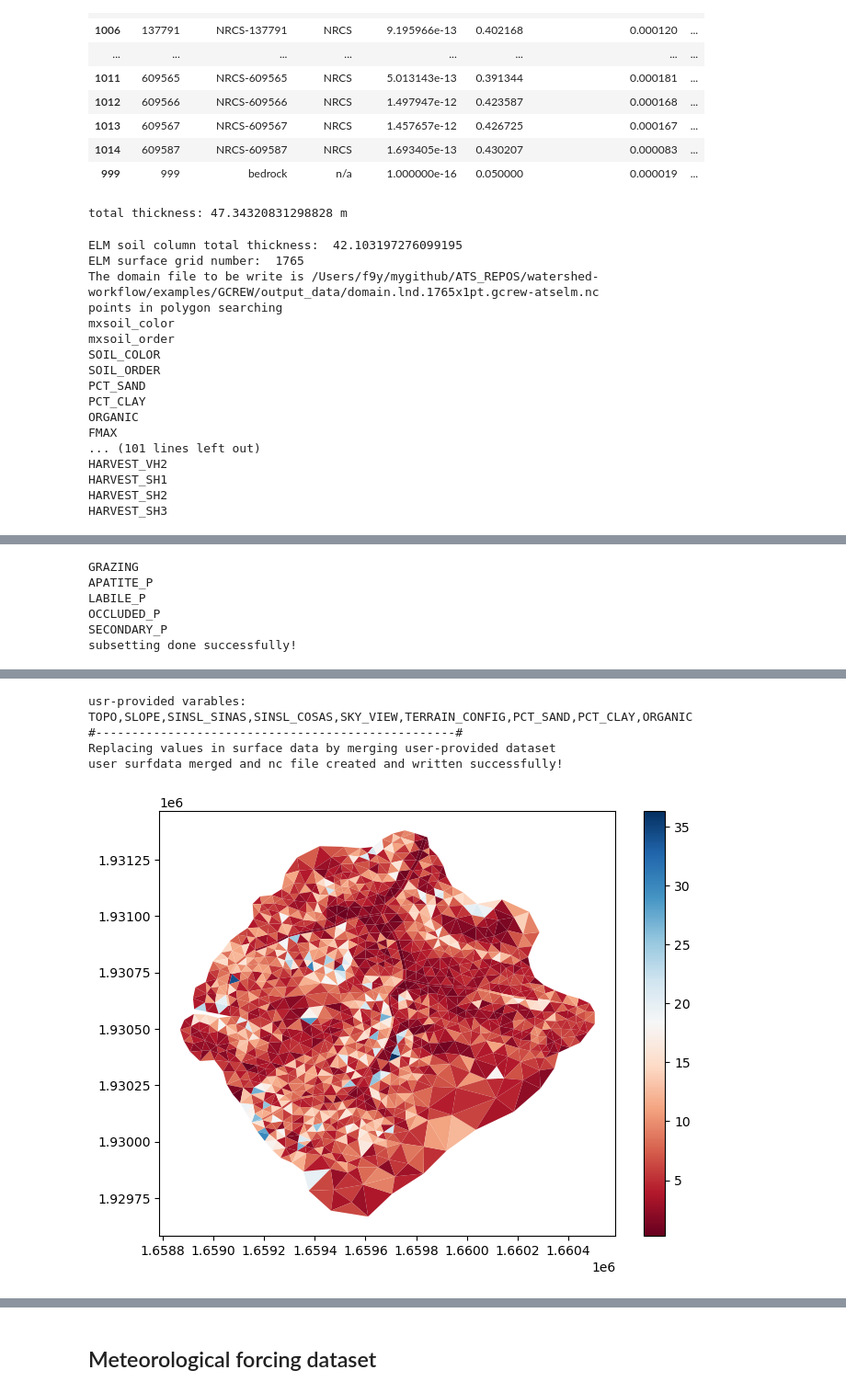
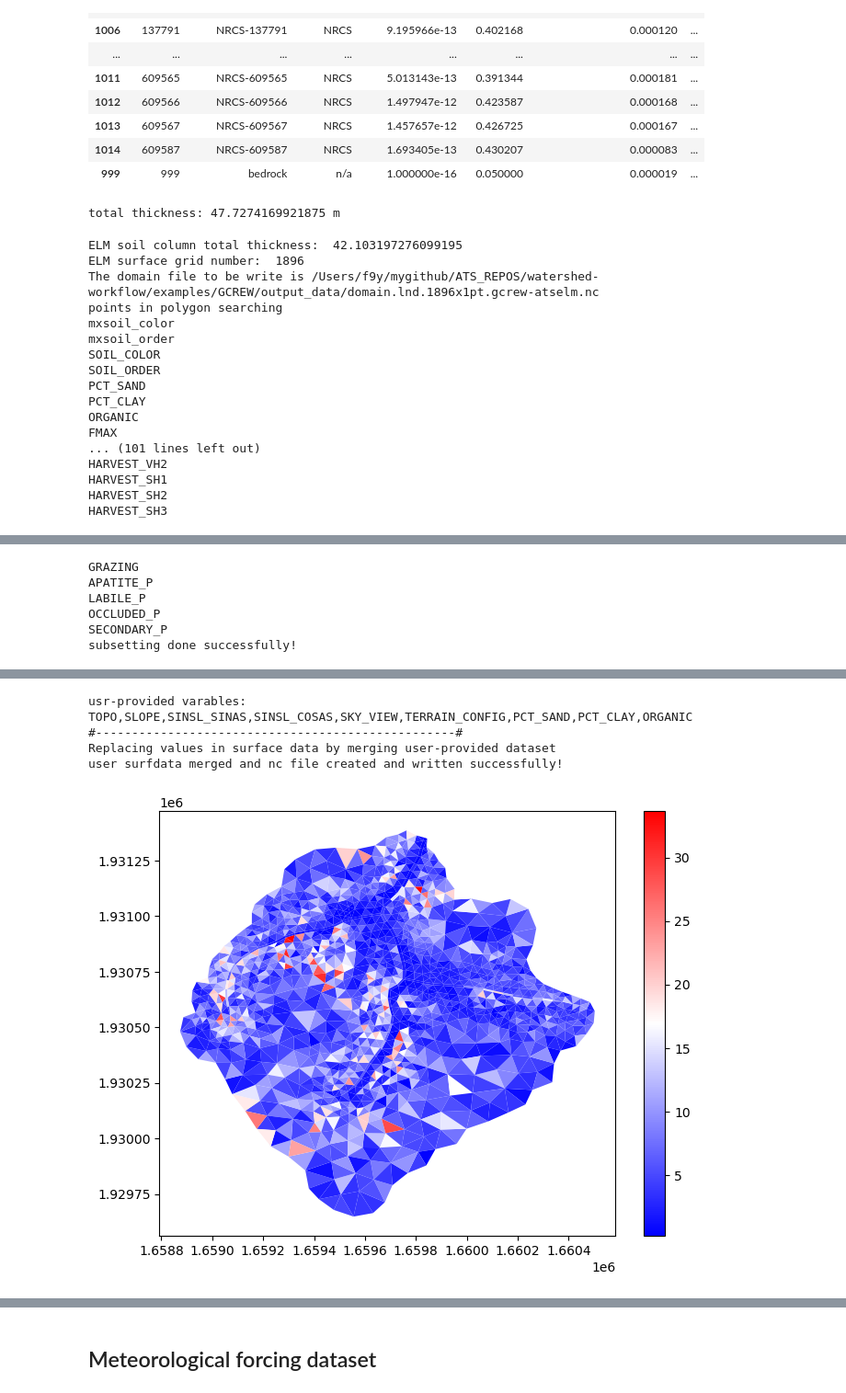
Before and after one commit to fmyuan/watershed-workflow, a Jupyter notebook: examples/GCREW/gcrew_atselm.ipynb, the cells around one changed output, grey strips where cells are left out. Shown at 92% size. Drawn from its saved outputs; the diff is of its cells as text; code cells hidden in the pictures.

Commit message:
GCREW updating - removal reach 0, which caused no domain outlet issue.

```diff
--- a/examples/GCREW/gcrew_atselm.ipynb
+++ b/examples/GCREW/gcrew_atselm.ipynb
@@ -184,19 +184,19 @@ mycase_shapefile = os.path.join('input_data', 'gcrew_basin31.shp')
 
 # Geometric parameters
 # -- parameters to clean and reduce the river network prior to meshing
-simplify = 60                   # length scale to target average edge
+simplify = 10                   # length scale to target average edge
 ignore_small_rivers = 2         # remove rivers with fewer than this number of reaches -- important for NHDPlus HR
 prune_by_area_fraction = 0.01   # prune any reaches whose contributing area is less than this fraction of the domain
 
 # -- mesh triangle refinement control
-refine_d0 = 200
-refine_d1 = 600
+refine_d0 = 100
+refine_d1 = 300
 
 #refine_L0 = 75
 #refine_L1 = 200
 
-refine_L0 = 50
-refine_L1 = 200
+refine_L0 = 40
+refine_L1 = 100
 
 refine_A0 = refine_L0**2 / 2
 refine_A1 = refine_L1**2 / 2
@@ -305,0 +297,8 @@ watershed_orig, rivers_orig = watershed, rivers
+# %%
+# download/collect the river network within that shape's bounds
+reaches = sources['hydrography'].getShapesByGeometry(watershed.exterior, crs, out_crs=crs)
+# reach 0 is cross a road, which out of bounds. Drop it manually
+reaches=reaches.drop(0)
+rivers = watershed_workflow.river_tree.createRivers(reaches, method='hydroseq')
+
+watershed_orig, rivers_orig = watershed, rivers
@@ -416,12 +427,12 @@ m2, areas, dists = watershed_workflow.tessalateRiverAligned(watershed, rivers,
 m2 = m2.partition(256, True)
 # %%
 # get a raster for the elevation map, based on 3DEP
-# dem = sources['DEM'].getDataset(watershed.exterior.buffer(50), watershed.crs)['dem']
+#dem = sources['DEM'].getDataset(watershed.exterior.buffer(50), watershed.crs)['dem']
 
 # locally available raster DEM
 dem_raster = os.path.join(data_dir,'topography','ned19_n39x00_w076x75_md_dnr_lidar2004_gcrew.tif')
 sources['DEM'] = watershed_workflow.sources.ManagerRaster(dem_raster)
-dem = sources['DEM'].getDataset(watershed.exterior.buffer(10), watershed.crs)['band_1']
+dem = sources['DEM'].getDataset(watershed.exterior.buffer(50), watershed.crs)['band_1']
 m2.cell_data['DEM'] = watershed_workflow.getDatasetOnMesh(m2, dem, method='linear')
 
 # provide surface mesh elevations
@@ -1059,7 +1071,7 @@ if not ELM_SOILCOLUMN:
     print(dzs_geo)
     print(sum(dzs_geo))
 # %% [output]
-total thickness: 47.34320831298828 m
+total thickness: 47.7274169921875 m
 # %%
 
 if ELM_SOILCOLUMN:
@@ -1296,14 +1308,14 @@ if ELM_SOILCOLUMN:
         m2.cell_data[elmvar] = surf_from_atsm2[elmvar]
 
         # simply plotting
-        elmvar_gons = m2.plot(facecolors=m2.cell_data[elmvar], cmap='RdBu', edgecolors=None)
+        elmvar_gons = m2.plot(facecolors=m2.cell_data[elmvar], cmap='bwr', edgecolors=None)
         plt.show()
 
     #
 # %% [output]
 ELM soil column total thickness:  42.103197276099195
-ELM surface grid number:  1765
-The domain file to be write is /Users/f9y/mygithub/ATS_REPOS/watershed-workflow/examples/GCREW/output_data/domain.lnd.1765x1pt.gcrew-atselm.nc
+ELM surface grid number:  1896
+The domain file to be write is /Users/f9y/mygithub/ATS_REPOS/watershed-workflow/examples/GCREW/output_data/domain.lnd.1896x1pt.gcrew-atselm.nc
 points in polygon searching
 mxsoil_color
 mxsoil_order
@@ -1350,8 +1366,8 @@ subsetting done successfully!
 usr-provided varables:  TOPO,SLOPE,SINSL_SINAS,SINSL_COSAS,SKY_VIEW,TERRAIN_CONFIG,PCT_SAND,PCT_CLAY,ORGANIC
 #--------------------------------------------------#
 Replacing values in surface data by merging user-provided dataset
 user surfdata merged and nc file created and written successfully!
-[figure, old version]
+[figure, new version]
 # %%
 # layer extrusion
 DTB = m2.cell_data['dtb'].values
```
Also changed, not shown: parts of 48 cells of this notebook, 4 other files.
